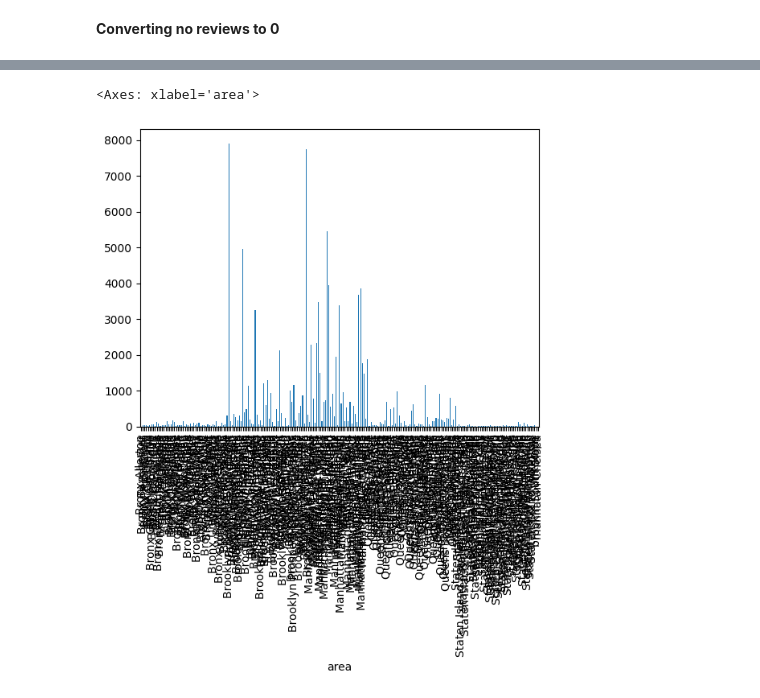
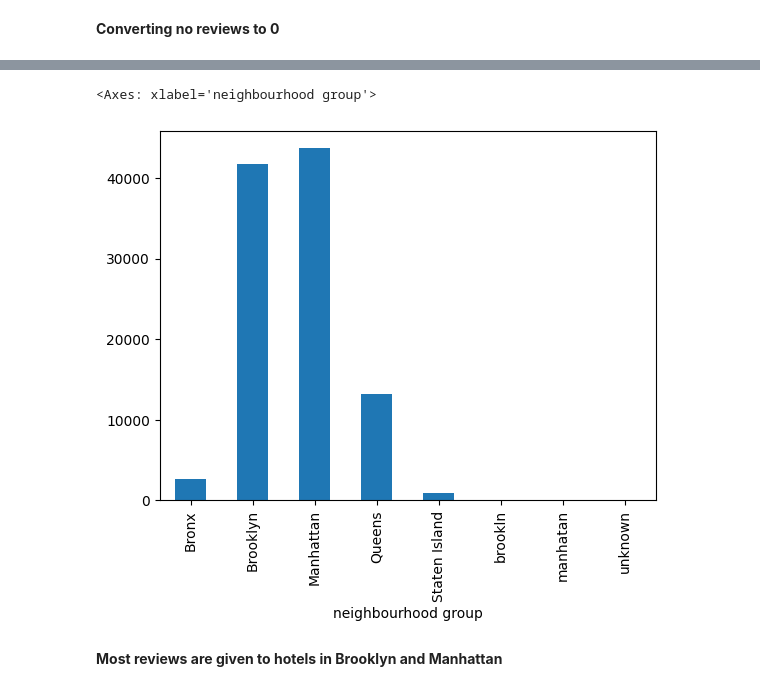
Before and after one commit to haneeth25/Airbnb_Open_Data, a Jupyter notebook: airnd-data-visualization.ipynb, the cells around one changed output, grey strips where cells are left out. Saved outputs shown, nothing was run; the diff lists cells and outputs as text; code cells hidden in the pictures.

Commit message:
Kaggle Notebook | Airnd data_visualization | Version 6

```diff
--- a/airnd-data-visualization.ipynb
+++ b/airnd-data-visualization.ipynb
@@ -279,7 +279,7 @@ updated_df['area'] = updated_df['neighbourhood group'] + ' '+ updated_df['neighb
 # %% [markdown]
 **now we can drop neighbourhood group and neighbourhood and lat and long as well since location is already there and they don't add more value**
 # %%
-updated_df.drop(columns = ['neighbourhood group','neighbourhood','lat','long'],inplace = True)
+updated_df.drop(columns = ['lat','long'],inplace = True)
 # %%
 updated_df.isna().sum()
 # %% [output]
@@ -790,0 +801,3 @@ dtype: int64
+# %%
+updated_df['neighbourhood group'] = updated_df['neighbourhood group'].fillna('unknown')
+updated_df['neighbourhood'] = updated_df['neighbourhood'].fillna('unknown')
@@ -808,7 +842,7 @@ def converting_reviews(x):
 temp = updated_df['number of reviews'].map(converting_reviews)
 updated_df['number of reviews'] = temp
 # %%
-temp = updated_df.groupby(['area'])['number of reviews'].count()
+temp = updated_df.groupby(['neighbourhood group'])['number of reviews'].count()
 # %%
 temp
 # %% [output]
@@ -828,5 +869,8 @@ Name: number of reviews, Length: 227, dtype: int64
 # %%
+plt.tight_layout()
 temp.plot(kind = 'bar')
 # %% [output]
-<Axes: xlabel='area'>
+<Axes: xlabel='neighbourhood group'>
-[figure, old version]
+[figure, new version]
+# %% [markdown]
+**Most reviews are given to hotels in Brooklyn and Manhattan**
```
Also changed, not shown: parts of 28 cells of this notebook.
